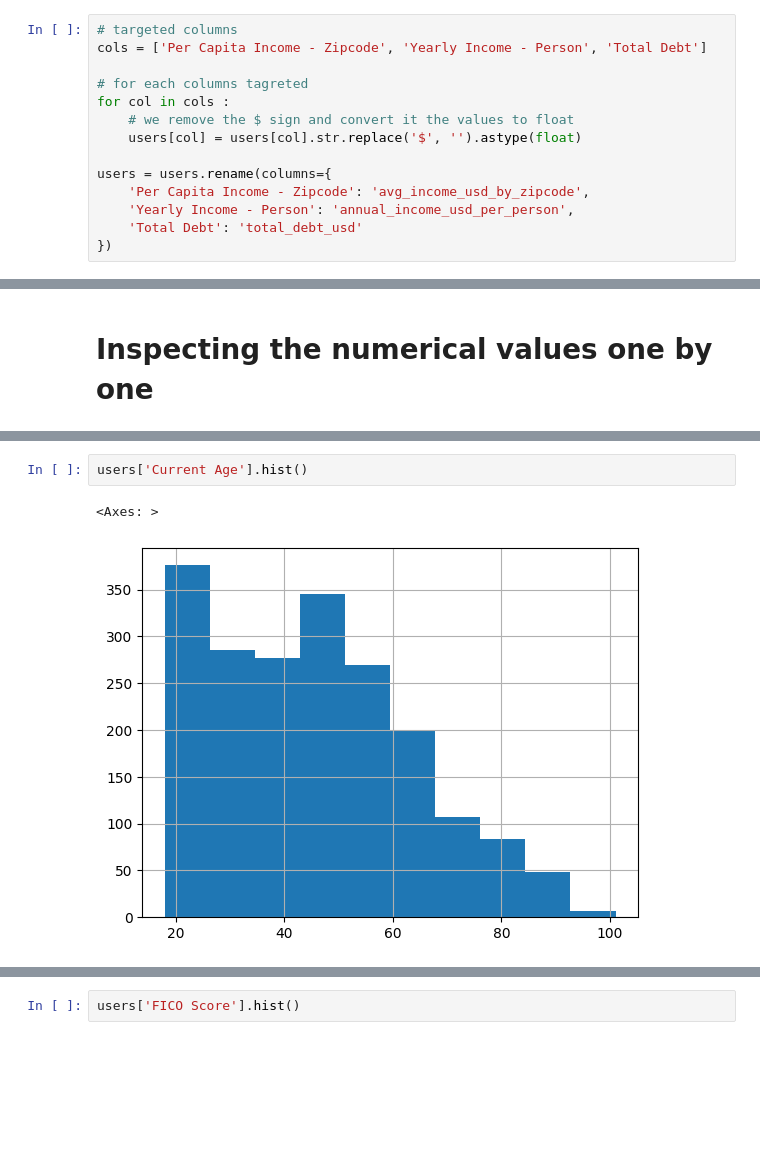
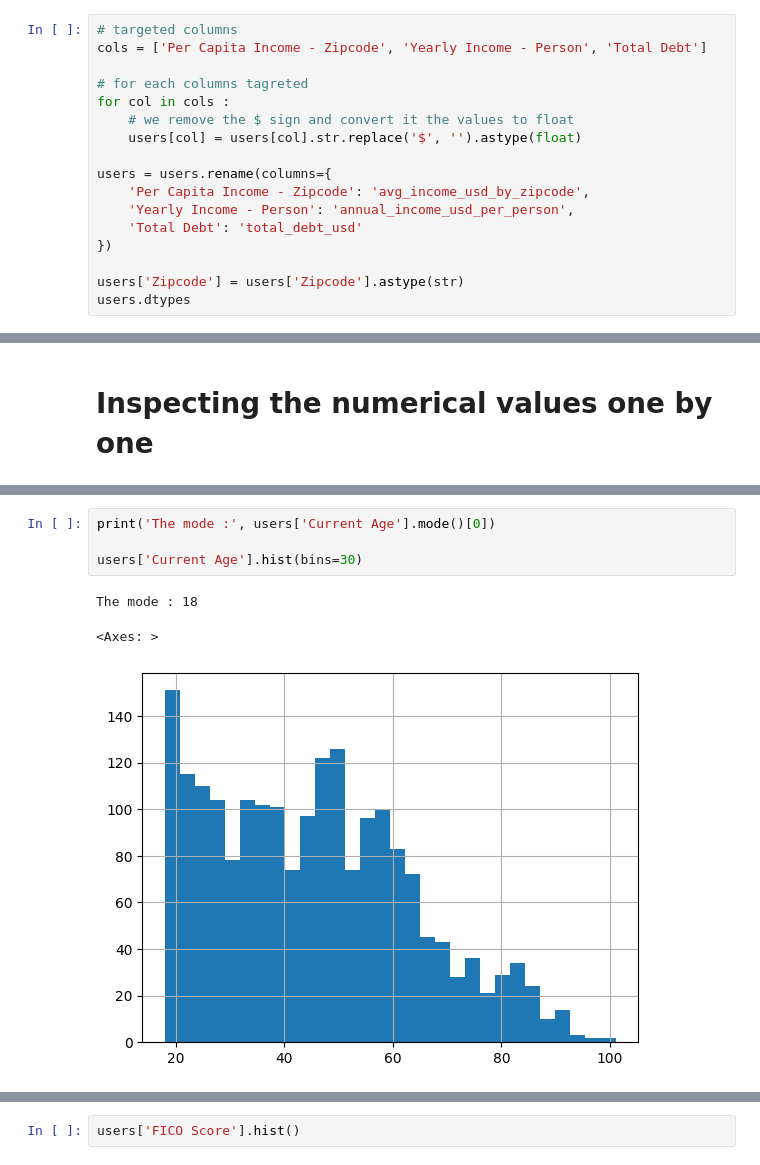
Before and after one commit to DonaldJobDev/credit-card-user-analysis, a Jupyter notebook: notebooks/credit_card_users_analysis.ipynb, the cells around one changed output, grey strips where cells are left out. Cells and saved outputs as stored; diff of their text form; blank space fills up the shorter version.

```diff
--- a/notebooks/credit_card_users_analysis.ipynb
+++ b/notebooks/credit_card_users_analysis.ipynb
@@ -143,3 +145,6 @@ users = users.rename(columns={
     'Yearly Income - Person': 'annual_income_usd_per_person',
     'Total Debt': 'total_debt_usd'
 })
+
+users['Zipcode'] = users['Zipcode'].astype(str)
+users.dtypes
@@ -169,5 +193,8 @@ users.describe()
 # %%
-users['Current Age'].hist()
+print('The mode :', users['Current Age'].mode()[0])
+
+users['Current Age'].hist(bins=30)
 # %% [output]
-<Axes: >
+The mode : 18
+<Axes: >
-[figure, old version]
+[figure, new version]
```
Also changed, not shown: parts of 15 cells of this notebook.
